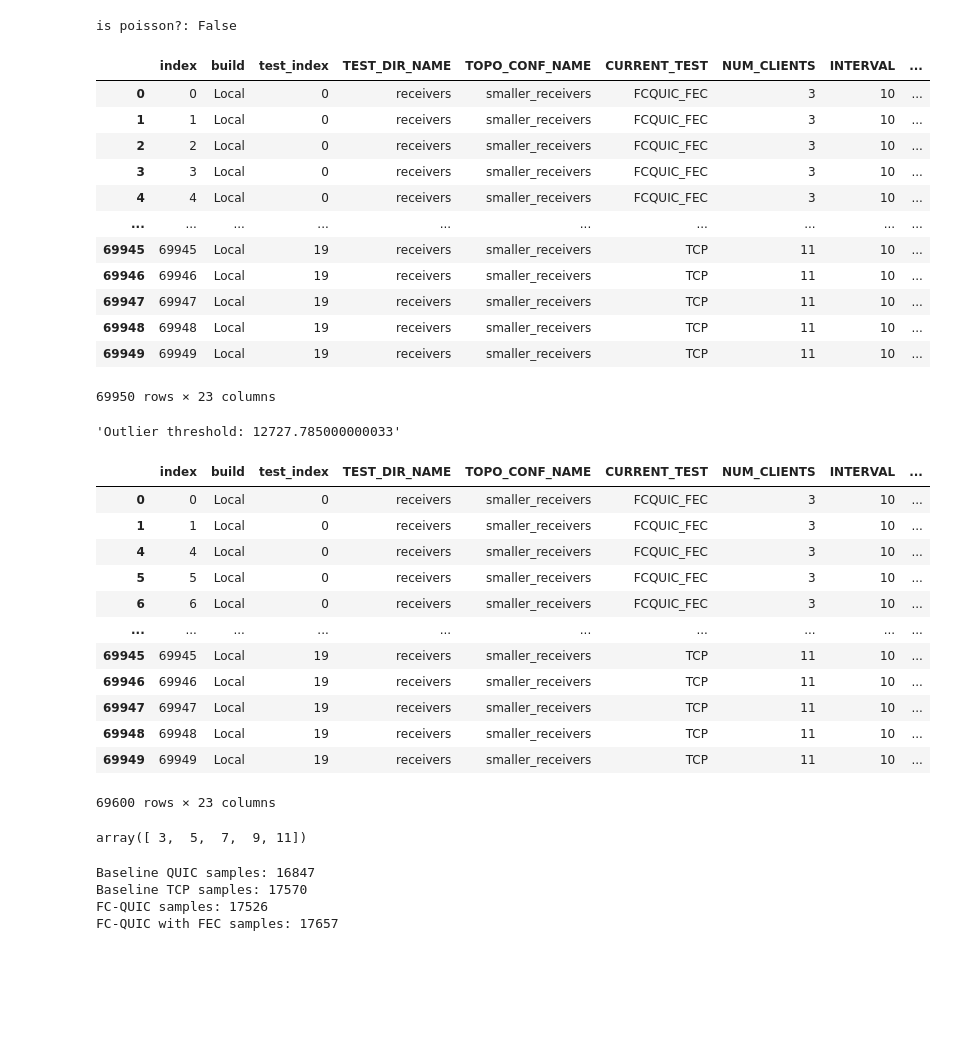
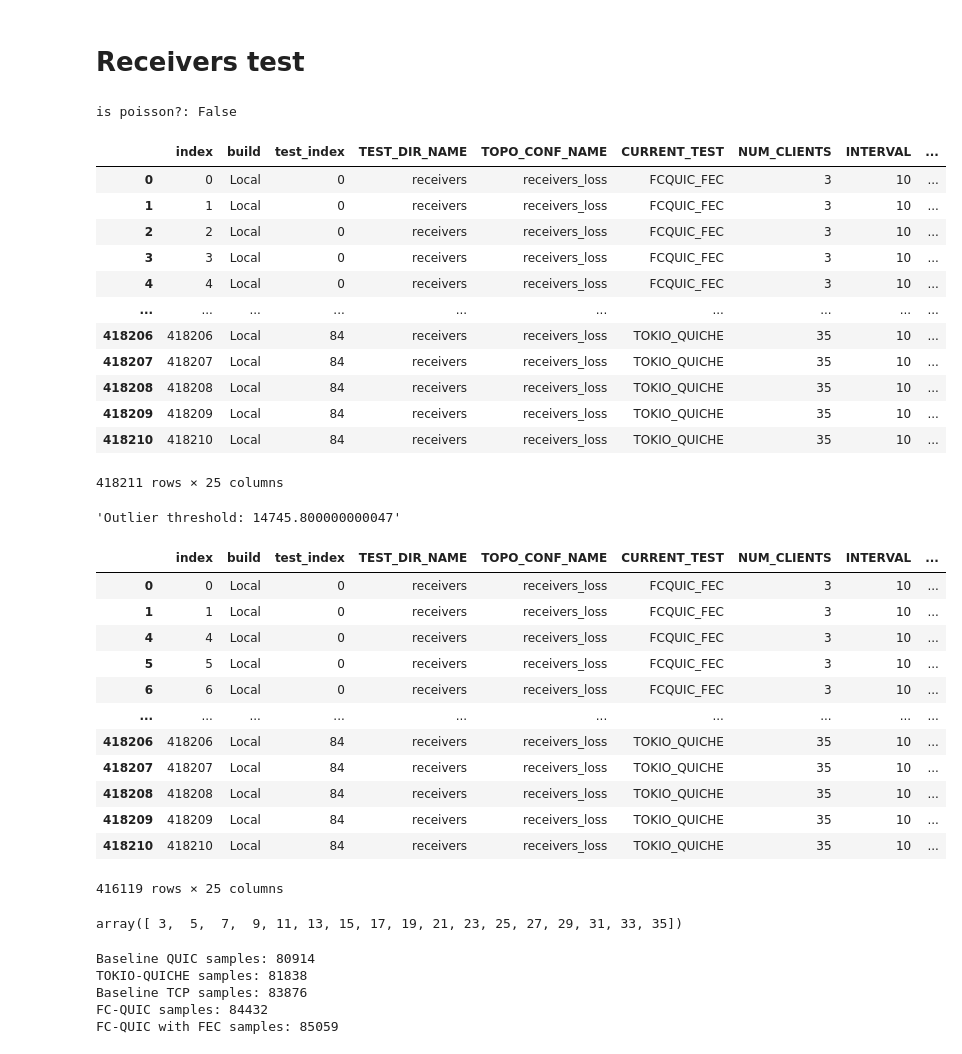
Before and after one commit to zeykafx/fcquic_applications_master_thesis, a Jupyter notebook: evaluations/graphs/graphs.ipynb, the cells around one changed output. Drawn from its saved outputs; the diff is of its cells as text; code cells hidden in the pictures; blank space fills up the shorter version.

```diff
--- a/evaluations/graphs/graphs.ipynb
+++ b/evaluations/graphs/graphs.ipynb
@@ -27,8 +121,10 @@ import seaborn as sns
+# %% [markdown]
+# Receivers test
 # %%
 TEST="receivers"
 # %%
 # res_path = f"../tests/{TEST}/out/npf_out_receivers_0%_loss_uniform.csv"
-res_path = f"../tests/{TEST}/out/npf_out_smaller_receivers_uniform.csv"
+res_path = f"../tests/{TEST}/out/npf_out_receivers_loss_uniform.csv"
 # %%
 data_df = pd.read_csv(res_path)
 
@@ -44,62 +140,66 @@ display(data_df)
 
 q = data_df["y_LATENCY"].quantile(0.995)
 display(f"Outlier threshold: {q}")
 data_df = data_df[data_df["y_LATENCY"] < q]
 data_df["y_LATENCY"] = data_df["y_LATENCY"].div(1000)
 display(data_df)
 
 num_clients = data_df["NUM_CLIENTS"].unique()
 display(num_clients)
 
 df_baseline = data_df[data_df["CURRENT_TEST"] == "QUIC"]
 df_fcquic = data_df[data_df["CURRENT_TEST"] == "FCQUIC"]
 df_fcquic_fec = data_df[data_df["CURRENT_TEST"] == "FCQUIC_FEC"]
 df_tcp = data_df[data_df["CURRENT_TEST"] == "TCP"]
+df_tquiche = data_df[data_df["CURRENT_TEST"] == "TOKIO_QUICHE"]
 
 len_fcquic = len(df_fcquic)
 len_baseline = len(df_baseline)
 len_fcquic_fec = len(df_fcquic_fec)
 len_tcp = len(df_tcp)
+len_tquiche = len(df_tquiche)
 
 print(f"Baseline QUIC samples: {len_baseline}")
+print(f"TOKIO-QUICHE samples: {len_tquiche}")
 print(f"Baseline TCP samples: {len_tcp}")
 print(f"FC-QUIC samples: {len_fcquic}")
 print(f"FC-QUIC with FEC samples: {len_fcquic_fec}")
 
 if len_fcquic < 0.5*len_baseline or len_fcquic_fec < 0.5*len_baseline:
     print("-------------------------------------- FCQUIC or FCQUIC_FEC probably bugged during the test!! --------------------------------------")
 # %% [output]
 is poisson?: False
 |  | index | build | test_index | TEST_DIR_NAME | TOPO_CONF_NAME | CURRENT_TEST | NUM_CLIENTS | INTERVAL | ... |
-| 0 | 0 | Local | 0 | receivers | smaller_receivers | FCQUIC_FEC | 3 | 10 | ... |
-| 1 | 1 | Local | 0 | receivers | smaller_receivers | FCQUIC_FEC | 3 | 10 | ... |
-| 2 | 2 | Local | 0 | receivers | smaller_receivers | FCQUIC_FEC | 3 | 10 | ... |
-| 3 | 3 | Local | 0 | receivers | smaller_receivers | FCQUIC_FEC | 3 | 10 | ... |
-| 4 | 4 | Local | 0 | receivers | smaller_receivers | FCQUIC_FEC | 3 | 10 | ... |
+| 0 | 0 | Local | 0 | receivers | receivers_loss | FCQUIC_FEC | 3 | 10 | ... |
+| 1 | 1 | Local | 0 | receivers | receivers_loss | FCQUIC_FEC | 3 | 10 | ... |
+| 2 | 2 | Local | 0 | receivers | receivers_loss | FCQUIC_FEC | 3 | 10 | ... |
+| 3 | 3 | Local | 0 | receivers | receivers_loss | FCQUIC_FEC | 3 | 10 | ... |
+| 4 | 4 | Local | 0 | receivers | receivers_loss | FCQUIC_FEC | 3 | 10 | ... |
 | ... | ... | ... | ... | ... | ... | ... | ... | ... | ... |
-| 69945 | 69945 | Local | 19 | receivers | smaller_receivers | TCP | 11 | 10 | ... |
-| 69946 | 69946 | Local | 19 | receivers | smaller_receivers | TCP | 11 | 10 | ... |
-| 69947 | 69947 | Local | 19 | receivers | smaller_receivers | TCP | 11 | 10 | ... |
-| 69948 | 69948 | Local | 19 | receivers | smaller_receivers | TCP | 11 | 10 | ... |
-| 69949 | 69949 | Local | 19 | receivers | smaller_receivers | TCP | 11 | 10 | ... |
+| 418206 | 418206 | Local | 84 | receivers | receivers_loss | TOKIO_QUICHE | 35 | 10 | ... |
+| 418207 | 418207 | Local | 84 | receivers | receivers_loss | TOKIO_QUICHE | 35 | 10 | ... |
+| 418208 | 418208 | Local | 84 | receivers | receivers_loss | TOKIO_QUICHE | 35 | 10 | ... |
+| 418209 | 418209 | Local | 84 | receivers | receivers_loss | TOKIO_QUICHE | 35 | 10 | ... |
+| 418210 | 418210 | Local | 84 | receivers | receivers_loss | TOKIO_QUICHE | 35 | 10 | ... |
-69950 rows × 23 columns
+418211 rows × 25 columns
-'Outlier threshold: 12727.785000000033'
+'Outlier threshold: 14745.800000000047'
 |  | index | build | test_index | TEST_DIR_NAME | TOPO_CONF_NAME | CURRENT_TEST | NUM_CLIENTS | INTERVAL | ... |
-| 0 | 0 | Local | 0 | receivers | smaller_receivers | FCQUIC_FEC | 3 | 10 | ... |
-| 1 | 1 | Local | 0 | receivers | smaller_receivers | FCQUIC_FEC | 3 | 10 | ... |
-| 4 | 4 | Local | 0 | receivers | smaller_receivers | FCQUIC_FEC | 3 | 10 | ... |
-| 5 | 5 | Local | 0 | receivers | smaller_receivers | FCQUIC_FEC | 3 | 10 | ... |
-| 6 | 6 | Local | 0 | receivers | smaller_receivers | FCQUIC_FEC | 3 | 10 | ... |
+| 0 | 0 | Local | 0 | receivers | receivers_loss | FCQUIC_FEC | 3 | 10 | ... |
+| 1 | 1 | Local | 0 | receivers | receivers_loss | FCQUIC_FEC | 3 | 10 | ... |
+| 4 | 4 | Local | 0 | receivers | receivers_loss | FCQUIC_FEC | 3 | 10 | ... |
+| 5 | 5 | Local | 0 | receivers | receivers_loss | FCQUIC_FEC | 3 | 10 | ... |
+| 6 | 6 | Local | 0 | receivers | receivers_loss | FCQUIC_FEC | 3 | 10 | ... |
 | ... | ... | ... | ... | ... | ... | ... | ... | ... | ... |
-| 69945 | 69945 | Local | 19 | receivers | smaller_receivers | TCP | 11 | 10 | ... |
-| 69946 | 69946 | Local | 19 | receivers | smaller_receivers | TCP | 11 | 10 | ... |
-| 69947 | 69947 | Local | 19 | receivers | smaller_receivers | TCP | 11 | 10 | ... |
-| 69948 | 69948 | Local | 19 | receivers | smaller_receivers | TCP | 11 | 10 | ... |
-| 69949 | 69949 | Local | 19 | receivers | smaller_receivers | TCP | 11 | 10 | ... |
+| 418206 | 418206 | Local | 84 | receivers | receivers_loss | TOKIO_QUICHE | 35 | 10 | ... |
+| 418207 | 418207 | Local | 84 | receivers | receivers_loss | TOKIO_QUICHE | 35 | 10 | ... |
+| 418208 | 418208 | Local | 84 | receivers | receivers_loss | TOKIO_QUICHE | 35 | 10 | ... |
+| 418209 | 418209 | Local | 84 | receivers | receivers_loss | TOKIO_QUICHE | 35 | 10 | ... |
+| 418210 | 418210 | Local | 84 | receivers | receivers_loss | TOKIO_QUICHE | 35 | 10 | ... |
-69600 rows × 23 columns
+416119 rows × 25 columns
-array([ 3,  5,  7,  9, 11])
+array([ 3,  5,  7,  9, 11, 13, 15, 17, 19, 21, 23, 25, 27, 29, 31, 33, 35])
-Baseline QUIC samples: 16847
-Baseline TCP samples: 17570
-FC-QUIC samples: 17526
-FC-QUIC with FEC samples: 17657
+Baseline QUIC samples: 80914
+TOKIO-QUICHE samples: 81838
+Baseline TCP samples: 83876
+FC-QUIC samples: 84432
+FC-QUIC with FEC samples: 85059
 # %%
```
Also changed, not shown: parts of 11 cells of this notebook, 43 other files.
